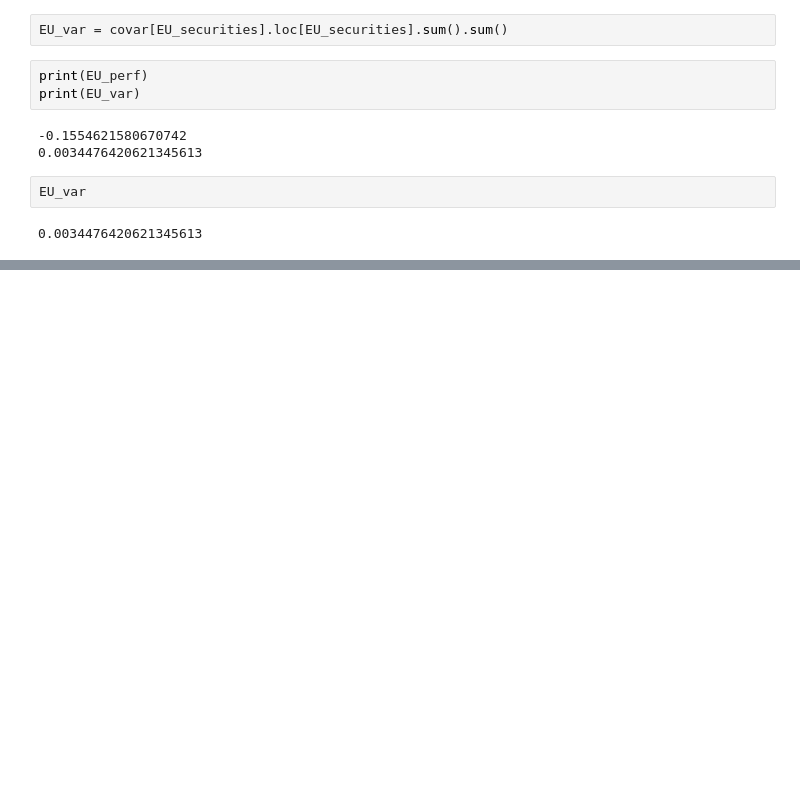
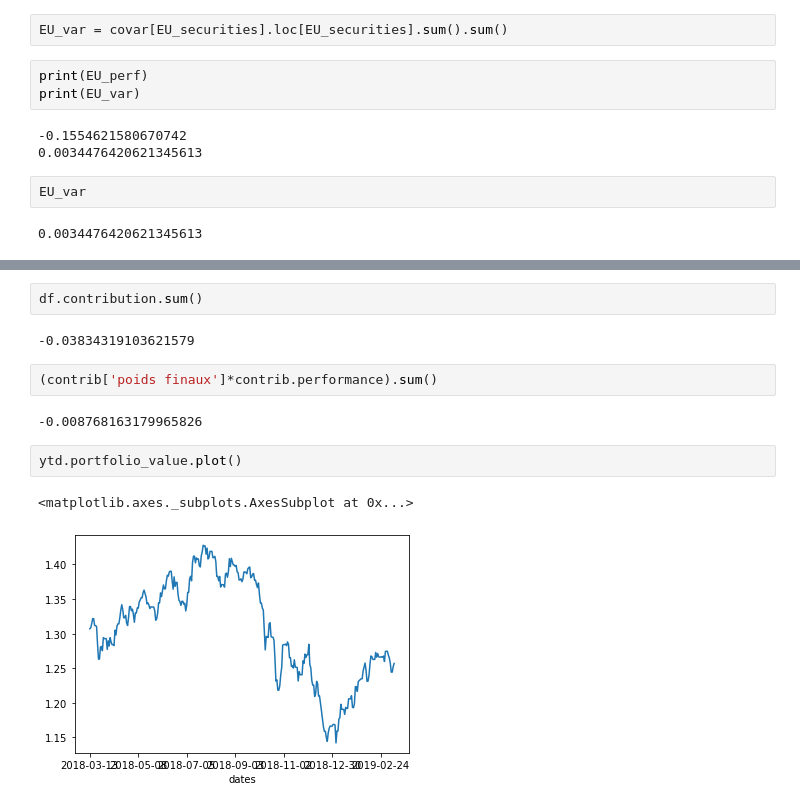
Before and after one commit to YvesAdl/BI_Finance_project, a Jupyter notebook: Facts sheet.ipynb, the cells around one changed output, grey strips where cells are left out. Drawn from its saved outputs; the diff is of its cells as text; blank space fills up the shorter version.

```diff
--- a/Facts sheet.ipynb
+++ b/Facts sheet.ipynb
@@ -292,0 +314,13 @@ covar[EU_securities].loc[EU_securities]
+# %%
+df.contribution.sum()
+# %% [output]
+-0.03834319103621579
+# %%
+(contrib['poids finaux']*contrib.performance).sum()
+# %% [output]
+-0.008768163179965826
+# %%
+ytd.portfolio_value.plot()
+# %% [output]
+<matplotlib.axes._subplots.AxesSubplot at 0x...>
+[figure, added]
```
Also changed, not shown: parts of 23 cells of this notebook, 8 other files.
